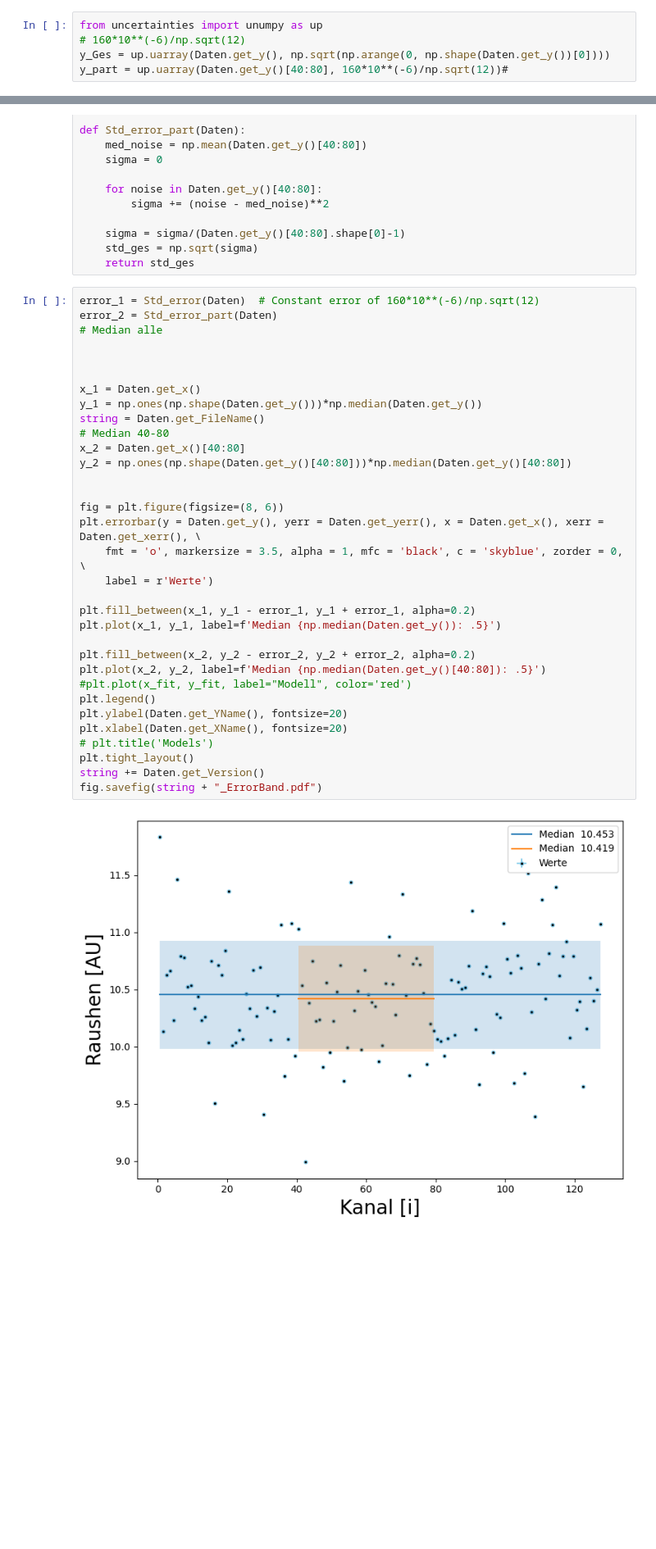
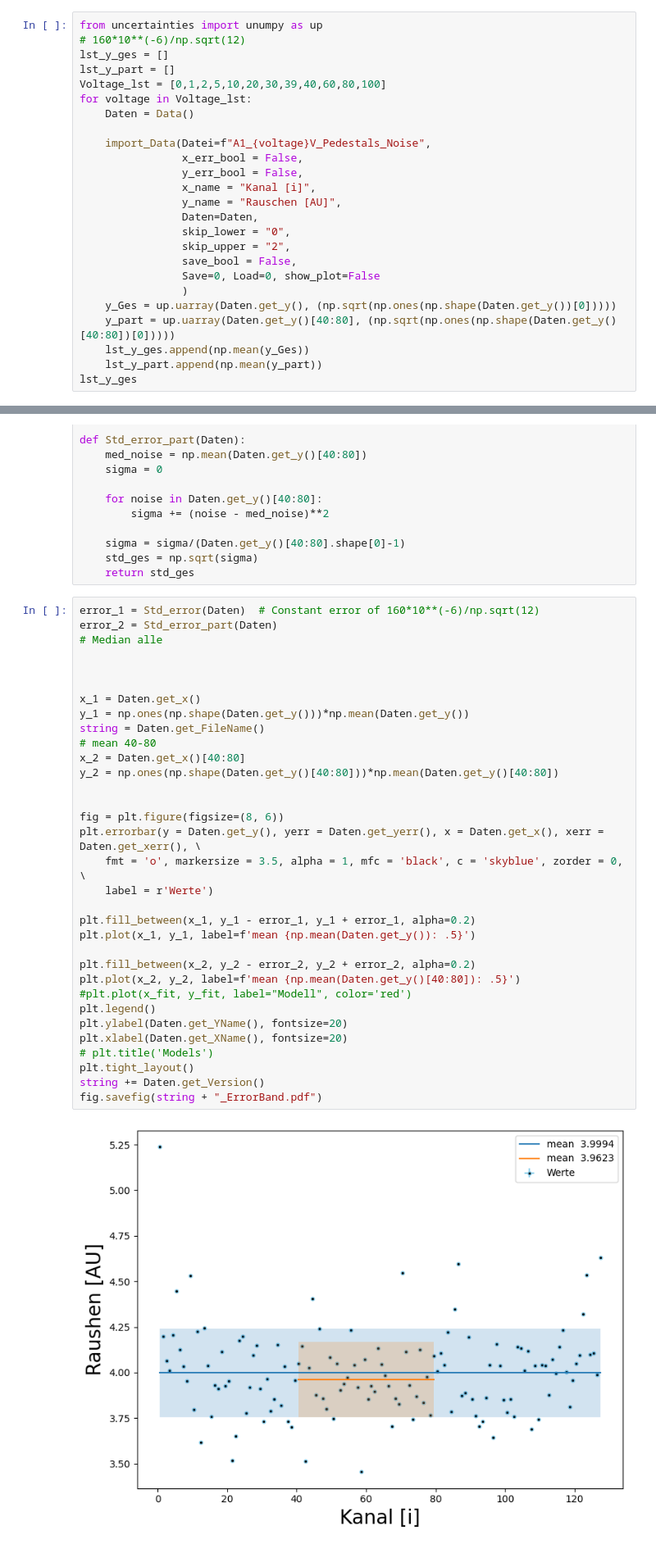
Before and after one commit to TimLockstedt/MP, a Jupyter notebook: FP14/JanTim/A1/Plott_var_func_Manuell.ipynb, the cells around one changed output, grey strips where cells are left out. Shown at 82% size. Cells and saved outputs as stored; diff of their text form; blank space fills up the shorter version.

```diff
--- a/FP14/JanTim/A1/Plott_var_func_Manuell.ipynb
+++ b/FP14/JanTim/A1/Plott_var_func_Manuell.ipynb
@@ -278,5 +278,25 @@ import_Data(Datei="A1_0V_Pedestals_Noise",
 # %%
 from uncertainties import unumpy as up
 # 160*10**(-6)/np.sqrt(12)
-y_Ges = up.uarray(Daten.get_y(), np.sqrt(np.arange(0, np.shape(Daten.get_y())[0])))
-y_part = up.uarray(Daten.get_y()[40:80], 160*10**(-6)/np.sqrt(12))#
+lst_y_ges = []
+lst_y_part = []
+Voltage_lst = [0,1,2,5,10,20,30,39,40,60,80,100]
+for voltage in Voltage_lst:
+    Daten = Data()
+
+    import_Data(Datei=f"A1_{voltage}V_Pedestals_Noise",
+                x_err_bool = False,
+                y_err_bool = False,
+                x_name = "Kanal [i]",
+                y_name = "Rauschen [AU]",
+                Daten=Daten,
+                skip_lower = "0",
+                skip_upper = "2",
+                save_bool = False,
+                Save=0, Load=0, show_plot=False
+                )
+    y_Ges = up.uarray(Daten.get_y(), (np.sqrt(np.ones(np.shape(Daten.get_y())[0]))))
+    y_part = up.uarray(Daten.get_y()[40:80], (np.sqrt(np.ones(np.shape(Daten.get_y()[40:80])[0]))))
+    lst_y_ges.append(np.mean(y_Ges))
+    lst_y_part.append(np.mean(y_part))
+lst_y_ges
@@ -305,38 +357,38 @@ def Std_error_part(Daten):
 # %%
 error_1 = Std_error(Daten)  # Constant error of 160*10**(-6)/np.sqrt(12)
 error_2 = Std_error_part(Daten)
 # Median alle
 
 
 
 x_1 = Daten.get_x()
-y_1 = np.ones(np.shape(Daten.get_y()))*np.median(Daten.get_y())
+y_1 = np.ones(np.shape(Daten.get_y()))*np.mean(Daten.get_y())
 string = Daten.get_FileName()
-# Median 40-80
+# mean 40-80
 x_2 = Daten.get_x()[40:80]
-y_2 = np.ones(np.shape(Daten.get_y()[40:80]))*np.median(Daten.get_y()[40:80])
+y_2 = np.ones(np.shape(Daten.get_y()[40:80]))*np.mean(Daten.get_y()[40:80])
 
 
 fig = plt.figure(figsize=(8, 6))
 plt.errorbar(y = Daten.get_y(), yerr = Daten.get_yerr(), x = Daten.get_x(), xerr = Daten.get_xerr(), \
     fmt = 'o', markersize = 3.5, alpha = 1, mfc = 'black', c = 'skyblue', zorder = 0, \
     label = r'Werte')
 
 plt.fill_between(x_1, y_1 - error_1, y_1 + error_1, alpha=0.2)
-plt.plot(x_1, y_1, label=f'Median {np.median(Daten.get_y()): .5}')
+plt.plot(x_1, y_1, label=f'mean {np.mean(Daten.get_y()): .5}')
 
 plt.fill_between(x_2, y_2 - error_2, y_2 + error_2, alpha=0.2)
-plt.plot(x_2, y_2, label=f'Median {np.median(Daten.get_y()[40:80]): .5}')
+plt.plot(x_2, y_2, label=f'mean {np.mean(Daten.get_y()[40:80]): .5}')
 #plt.plot(x_fit, y_fit, label="Modell", color='red')
 plt.legend()
 plt.ylabel(Daten.get_YName(), fontsize=20)
 plt.xlabel(Daten.get_XName(), fontsize=20)
 # plt.title('Models')
 plt.tight_layout()
 string += Daten.get_Version()
 fig.savefig(string + "_ErrorBand.pdf")
 # %% [output]
-[figure, old version]
+[figure, new version]
 # %%
 Voltage_lst = [0,1,2,5,10,20,30,39,40,60,80,100]
 string_fig = ""
```
Also changed, not shown: parts of 16 cells of this notebook, 34 other files.
